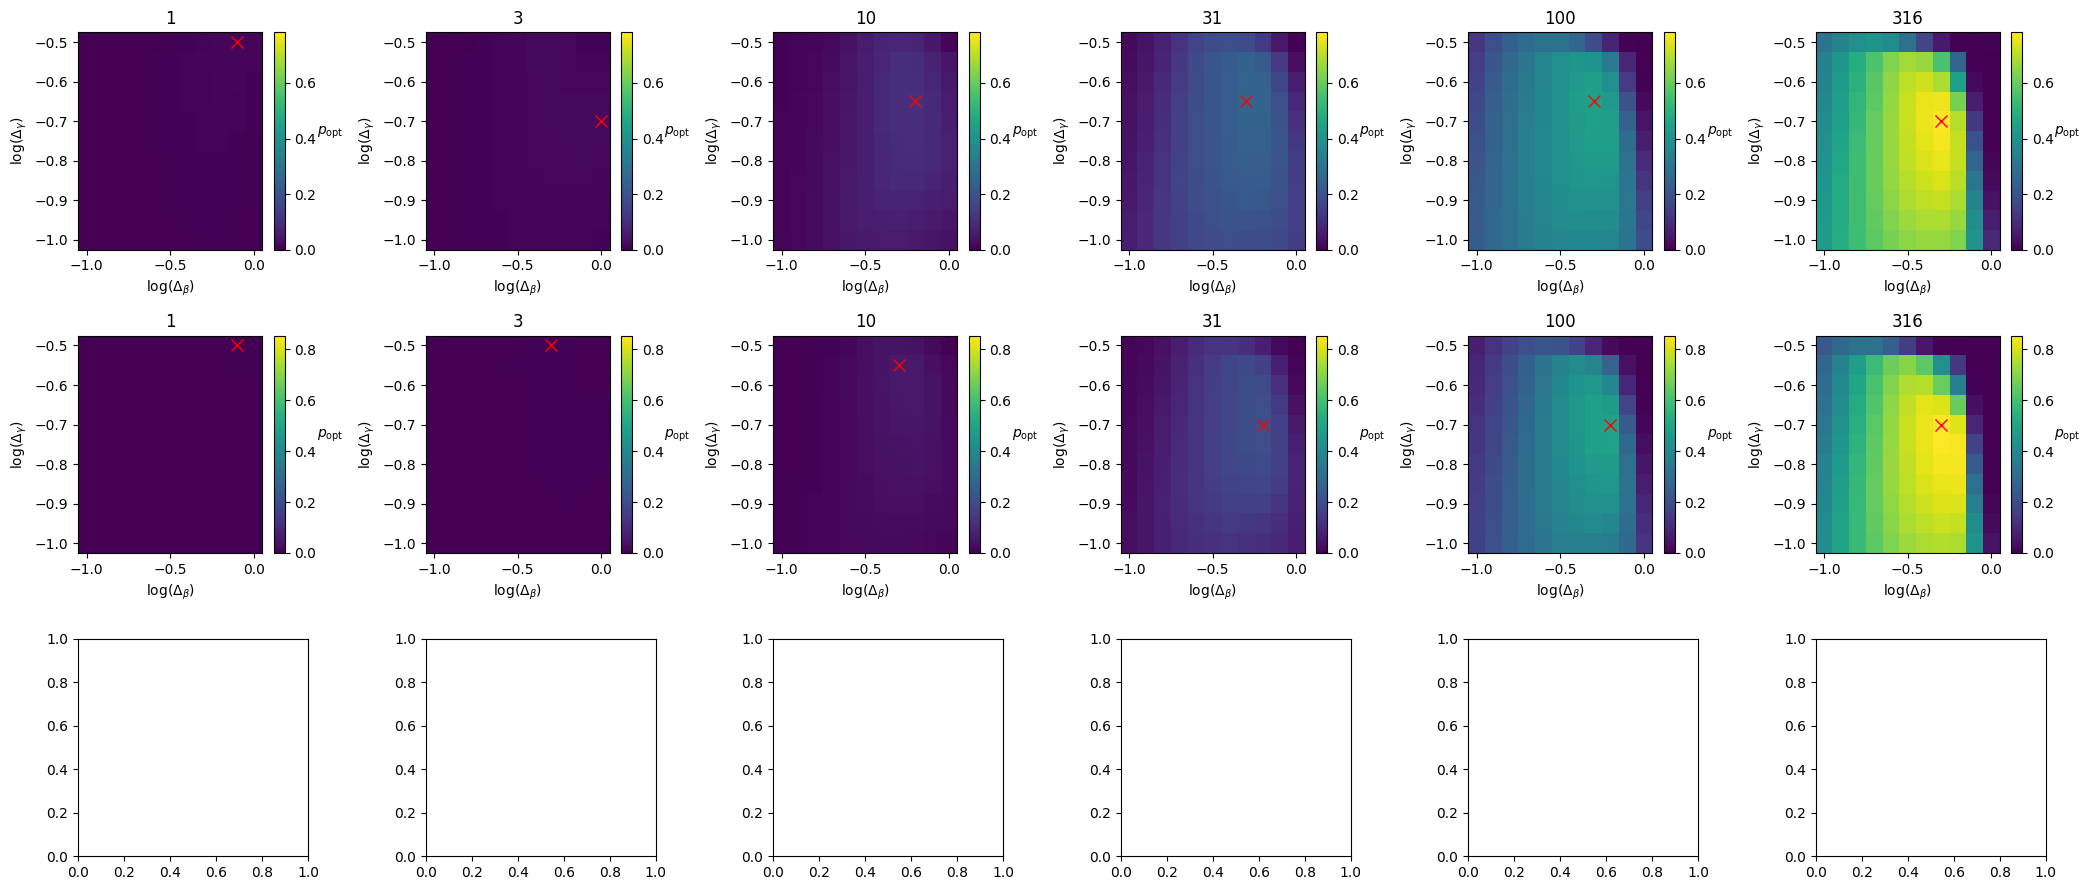
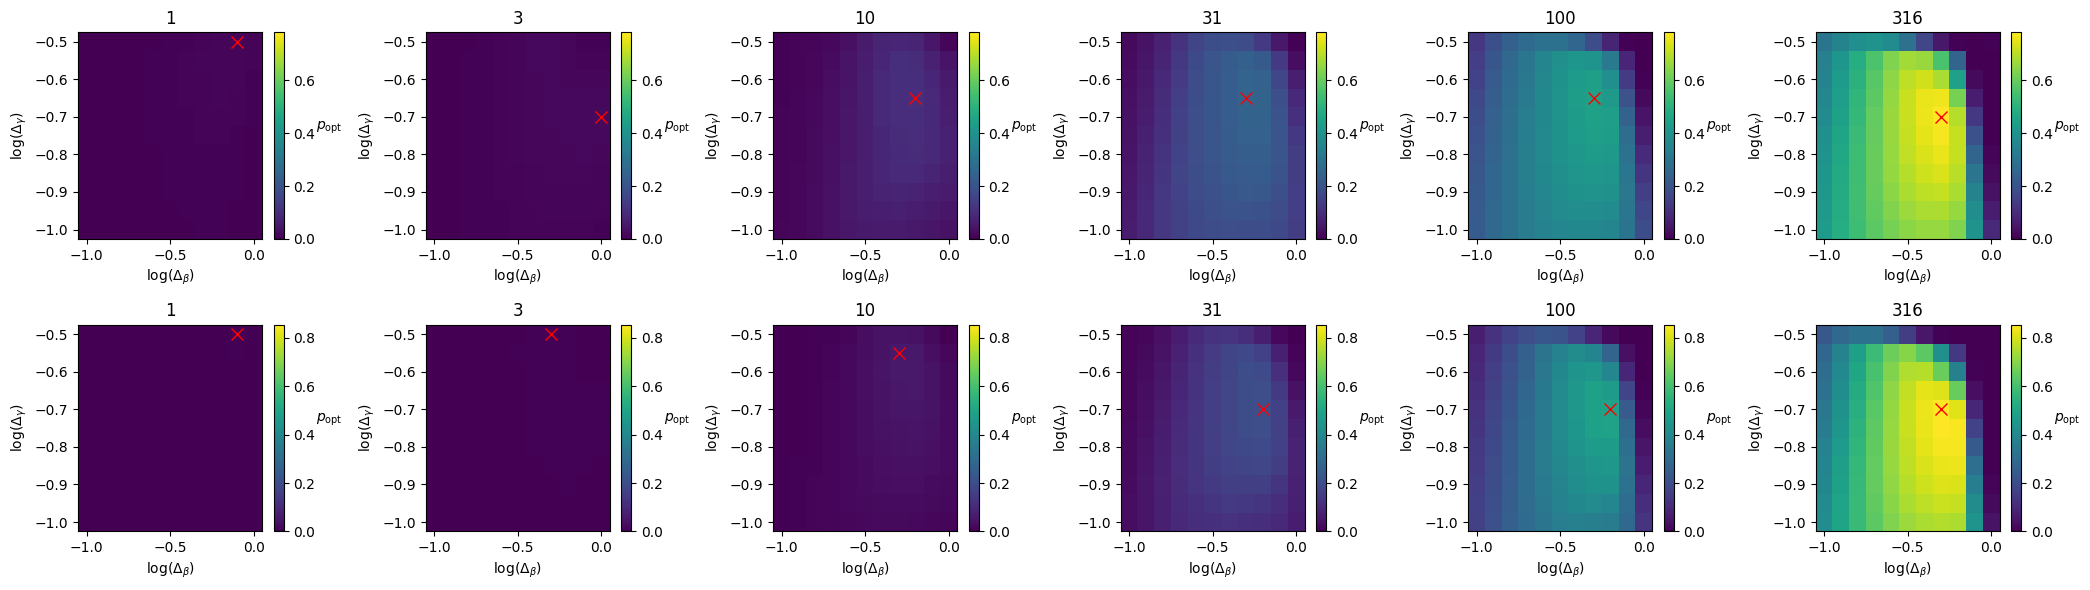
The change to this notebook cell's code, shown as a diff; its figure went from the first image to the second:
--- before
+++ after
@@ -1,3 +1,3 @@
-fig, axs = plt.subplots(3, 6)
+fig, axs = plt.subplots(2, 6)
 db = 1.0
 dg = 0.32

Commit: QUBO Iter-QAOA